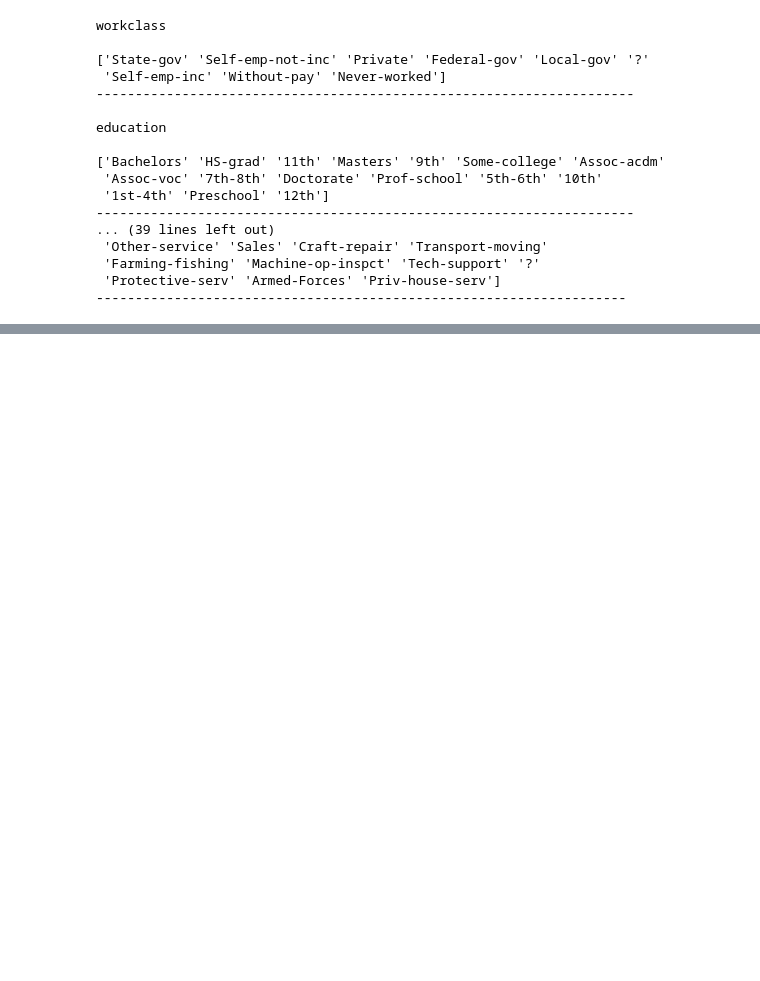
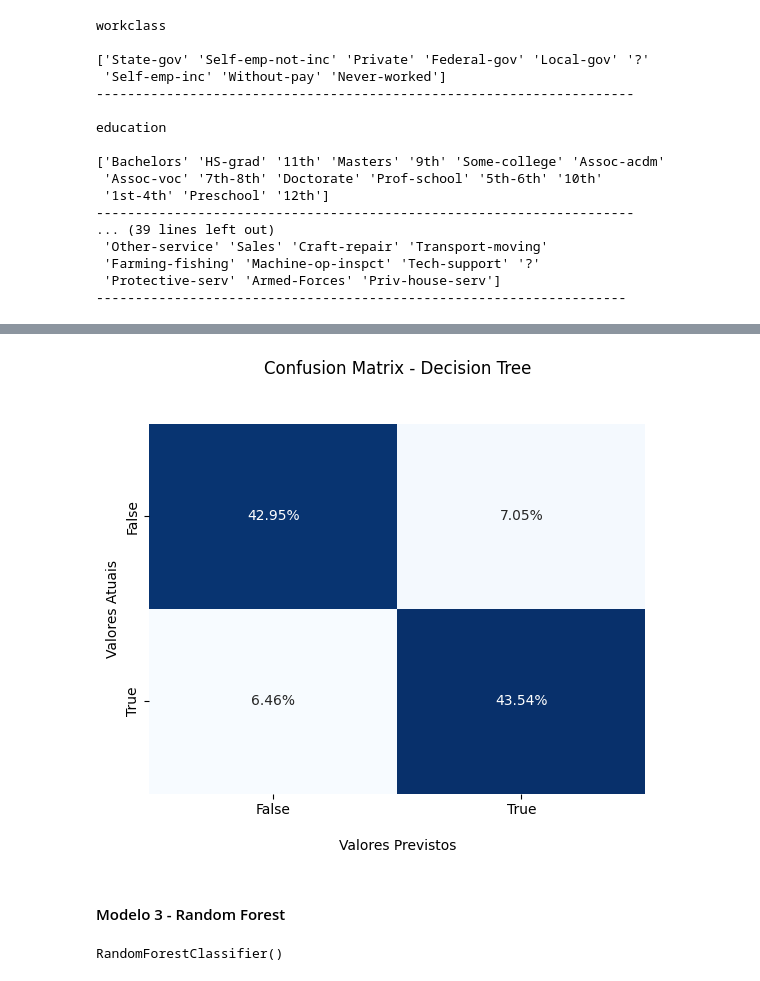
Before and after one commit to marcosmorais94/income_data_science, a Jupyter notebook: modelo_incomePredict.ipynb, the cells around one changed output, grey strips where cells are left out. Drawn from its saved outputs; the diff is of its cells as text; code cells hidden in the pictures; blank space fills up the shorter version.

```diff
--- a/modelo_incomePredict.ipynb
+++ b/modelo_incomePredict.ipynb
@@ -393,0 +398,3 @@ bd_modelo.head()
+# %%
+# Divisão dos dados em treino e teste
+x_treino, x_teste, y_treino, y_teste = train_test_split(x, y, test_size = 0.3)
@@ -393,0 +403,6 @@ bd_modelo.head()
+# %%
+# Cria o modelo
+modelo_arvore = DecisionTreeClassifier()
+# %%
+# Fit do modelo
+modelo_arvore.fit(x_treino, y_treino)
@@ -393,0 +411,3 @@ bd_modelo.head()
+# %%
+# Previsões com o modelo
+previsoes_2 = modelo_arvore.predict(x_teste)
@@ -393,0 +437,20 @@ bd_modelo.head()
+# %%
+# Confusion Matrix
+# Ao analisar a Confusion Matrix, vemos que o modelo teve um ótimo desempenho.
+# O True Negative e True Positive tiveram um acerto  muito bom, indicando que o modelo aprendeu corretamente e possui pouco viés na classificação.
+
+cf_matrix = confusion_matrix(y_teste, previsoes_2)
+ax = sns.heatmap(cf_matrix/np.sum(cf_matrix), annot=True, fmt='.2%', cmap='Blues', cbar=False)
+
+ax.set_title('Confusion Matrix - Decision Tree\n\n');
+ax.set_xlabel('\nValores Previstos')
+ax.set_ylabel('Valores Atuais');
+
+ax.xaxis.set_ticklabels(['False','True'])
+ax.yaxis.set_ticklabels(['False','True'])
+
+plt.show()
+# %% [output]
+[figure, added]
+# %% [markdown]
+#### Modelo 3 - Random Forest
@@ -393,0 +460,5 @@ bd_modelo.head()
+# %%
+# Fit do modelo
+modelo_RandomForest.fit(x_treino, y_treino)
+# %% [output]
+RandomForestClassifier()
```
Also changed, not shown: parts of 34 cells of this notebook.
